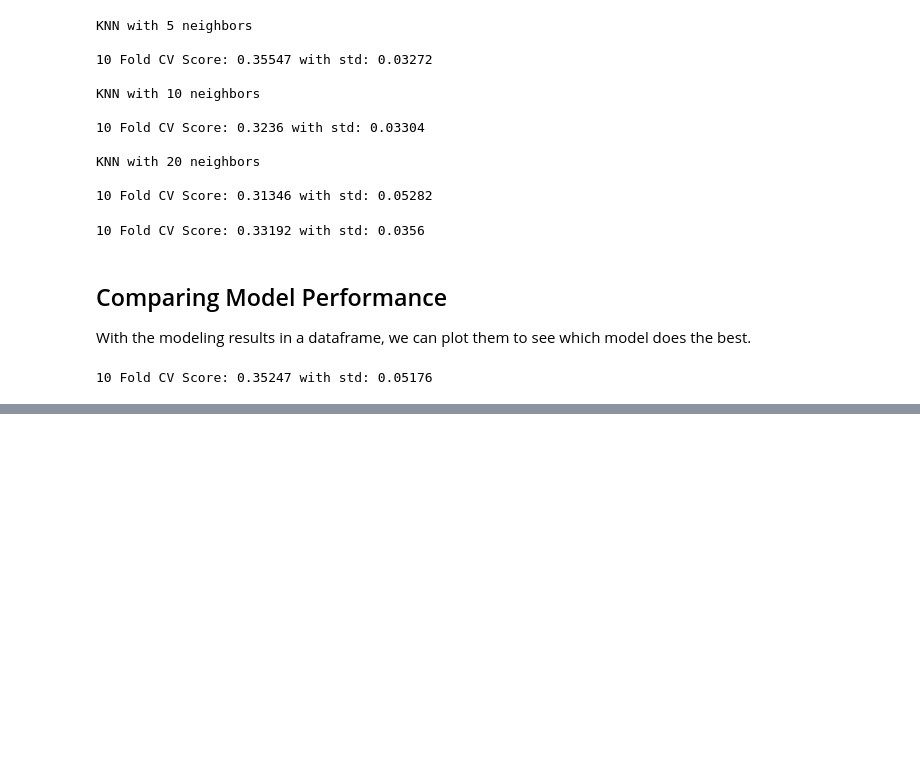
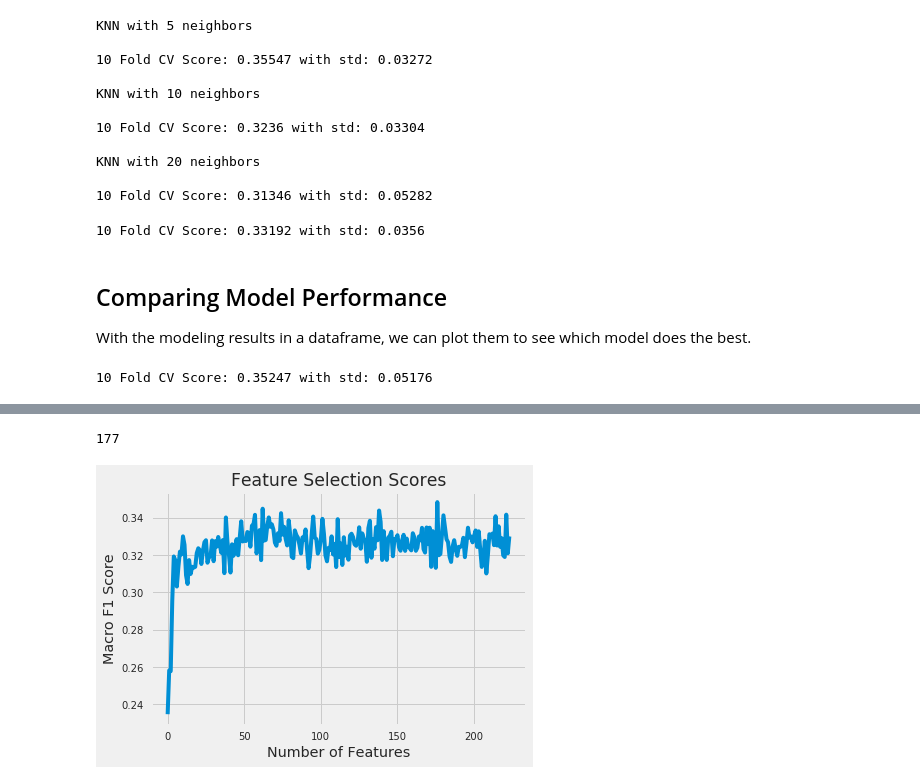
Before and after one commit to sudhamstarun/Costa-Rican-Household-Poverty-Level-Prediction, a Jupyter notebook: Machine Learning Modelling.ipynb, the cells around one changed output, grey strips where cells are left out. Saved outputs shown, nothing was run; the diff lists cells and outputs as text; code cells hidden in the pictures; blank space fills up the shorter version.

```diff
--- a/Machine Learning Modelling.ipynb
+++ b/Machine Learning Modelling.ipynb
@@ -1210,0 +1224,3 @@ For now we'll say the random forest does the best. Later we'll look at using the
+# %%
+train_set = train_set.drop(axis=1, labels = to_drop)
+train_set.shape
@@ -1210,0 +1229,4 @@ For now we'll say the random forest does the best. Later we'll look at using the
+# %%
+test_set = pd.DataFrame(test_set, columns = features)
+train_set, test_set = train_set.align(test_set, axis = 1, join = 'inner')
+features = list(train_set.columns)
@@ -1210,0 +1239,10 @@ For now we'll say the random forest does the best. Later we'll look at using the
+# %%
+from sklearn.feature_selection import RFECV
+
+# Create a model for feature selection
+estimator = RandomForestClassifier(random_state = 10, n_estimators = 100,  n_jobs = -1)
+
+# Create the object
+selector = RFECV(estimator, step = 1, cv = 3, scoring= scorer, n_jobs = -1)
+# %%
+selector.fit(train_set, train_labels)
@@ -1210,0 +1259,8 @@ For now we'll say the random forest does the best. Later we'll look at using the
+# %%
+plt.plot(selector.grid_scores_);
+
+plt.xlabel('Number of Features'); plt.ylabel('Macro F1 Score'); plt.title('Feature Selection Scores');
+selector.n_features_
+# %% [output]
+177
+[figure, added]
```
Also changed, not shown: parts of 22 cells of this notebook, 1 other file.
